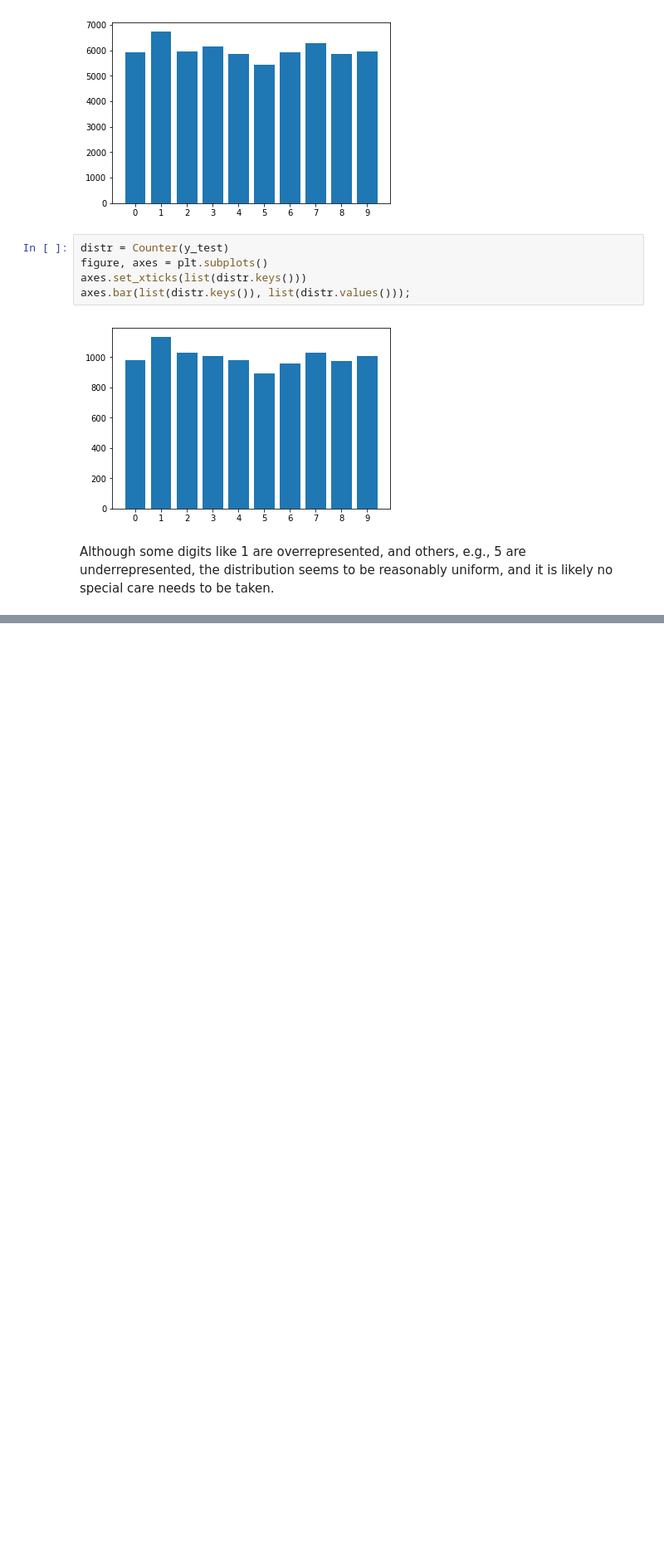
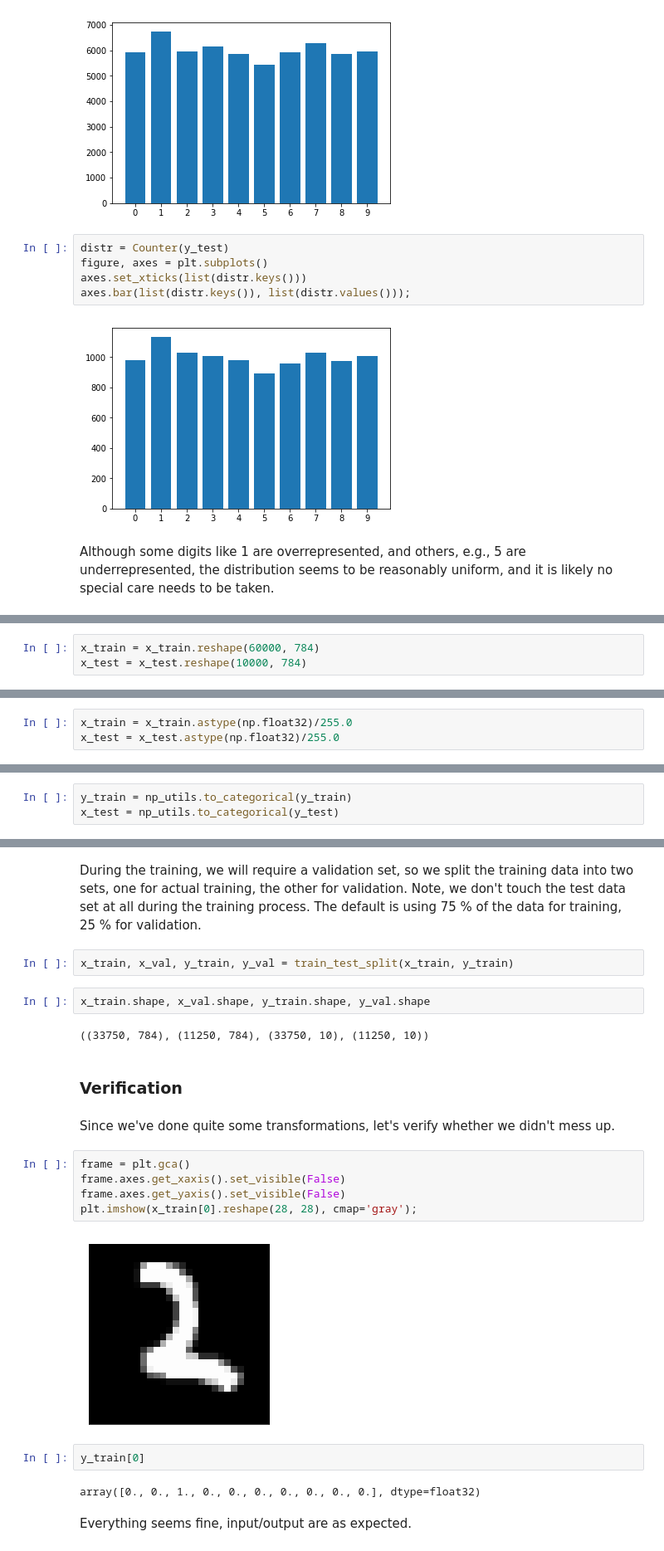
Before and after one commit to gjbex/training-material, a Jupyter notebook: Python/Keras/mnist.ipynb, the cells around one changed output, grey strips where cells are left out. Shown at 83% size. Saved outputs shown, nothing was run; the diff lists cells and outputs as text; blank space fills up the shorter version.

Commit message:
Add data preparation section

```diff
--- a/Python/Keras/mnist.ipynb
+++ b/Python/Keras/mnist.ipynb
@@ -83,0 +105,3 @@ Although some digits like 1 are overrepresented, and others, e.g., 5 are underre
+# %%
+x_train = x_train.reshape(60000, 784)
+x_test = x_test.reshape(10000, 784)
@@ -83,0 +110,3 @@ Although some digits like 1 are overrepresented, and others, e.g., 5 are underre
+# %%
+x_train = x_train.astype(np.float32)/255.0
+x_test = x_test.astype(np.float32)/255.0
@@ -83,0 +115,3 @@ Although some digits like 1 are overrepresented, and others, e.g., 5 are underre
+# %%
+y_train = np_utils.to_categorical(y_train)
+x_test = np_utils.to_categorical(y_test)
@@ -83,0 +132,25 @@ Although some digits like 1 are overrepresented, and others, e.g., 5 are underre
+# %% [markdown]
+During the training, we will require a validation set, so we split the training data into two sets, one for actual training, the other for validation.  Note, we don't touch the test data set at all during the training process.  The default is using 75 % of the data for training, 25 % for validation.
+# %%
+x_train, x_val, y_train, y_val = train_test_split(x_train, y_train)
+# %%
+x_train.shape, x_val.shape, y_train.shape, y_val.shape
+# %% [output]
+((33750, 784), (11250, 784), (33750, 10), (11250, 10))
+# %% [markdown]
+### Verification
+# %% [markdown]
+Since we've done quite some transformations, let's verify whether we didn't mess up.
+# %%
+frame = plt.gca()
+frame.axes.get_xaxis().set_visible(False)
+frame.axes.get_yaxis().set_visible(False)
+plt.imshow(x_train[0].reshape(28, 28), cmap='gray');
+# %% [output]
+[figure, added]
+# %%
+y_train[0]
+# %% [output]
+array([0., 0., 1., 0., 0., 0., 0., 0., 0., 0.], dtype=float32)
+# %% [markdown]
+Everything seems fine, input/output are as expected.
```
Also changed, not shown: parts of 21 cells of this notebook.
